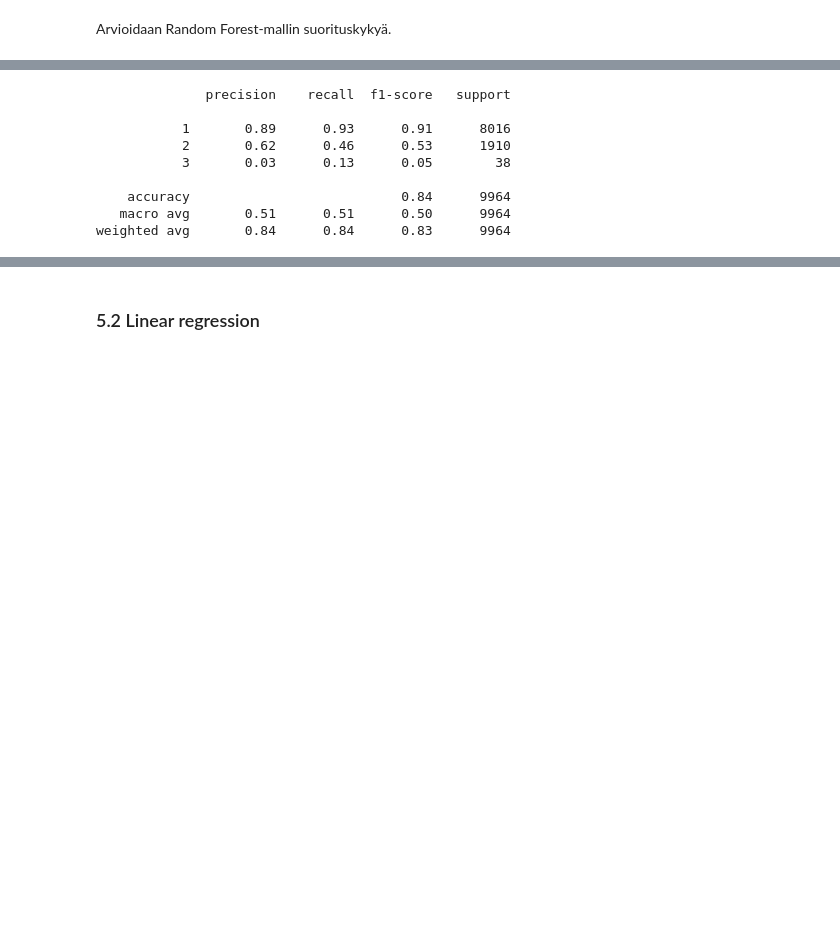
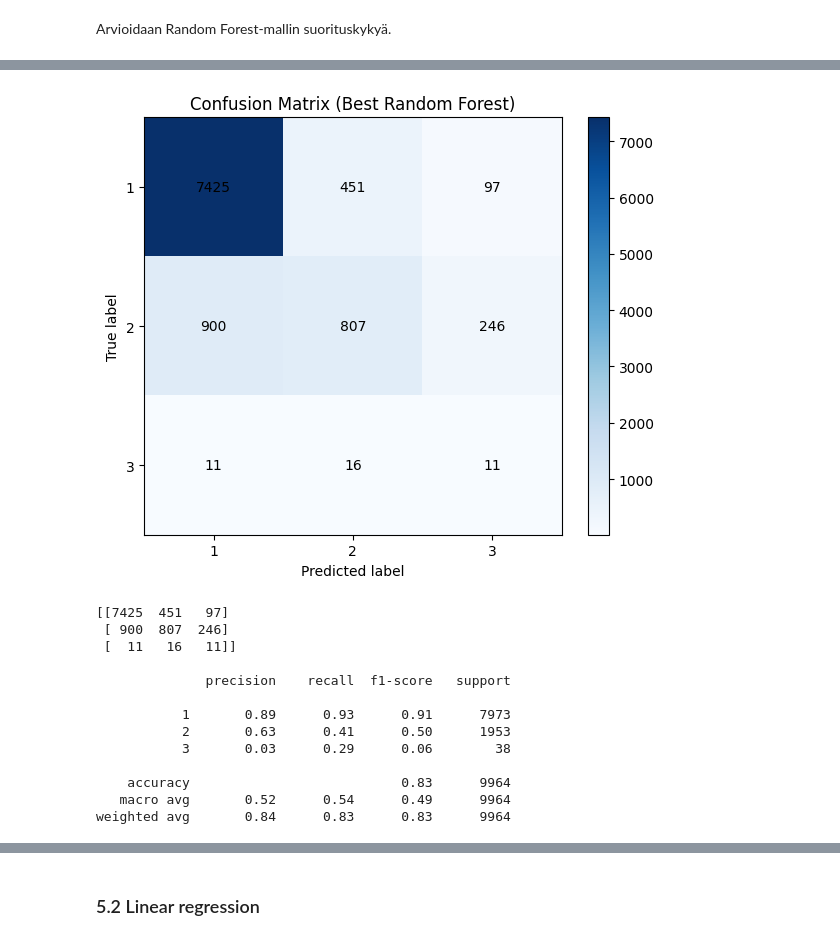
Before and after one commit to TonyKarlin/OhTu_ML_Project, a Jupyter notebook: Liikenneonnettomuudet.ipynb, the cells around one changed output, grey strips where cells are left out. Drawn from its saved outputs; the diff is of its cells as text; code cells hidden in the pictures; blank space fills up the shorter version.

```diff
--- a/Liikenneonnettomuudet.ipynb
+++ b/Liikenneonnettomuudet.ipynb
@@ -225 +244,8 @@ accidents.describe(include='all')
+# %%
+rf_X_train, rf_X_test, rf_y_train, rf_y_test = train_test_split(
+    rf_X,
+    rf_y,
+    test_size=0.2,
+    random_state=123
+)
 # %% [markdown]
@@ -460,13 +429,0 @@ Name: 6, dtype: float64
-# %%
-best_rf = RandomForestClassifier(
-    n_estimators=int(best_model["n_estimators"]),
-    max_depth=int(best_model["max_depth"]),
-    min_samples_leaf=3,
-    max_features="sqrt",
-    class_weight="balanced",
-    random_state=42
-)
-
-best_rf.fit(X_train, y_train)
-
-y_pred_best = best_rf.predict(X_test)
@@ -501,13 +430,45 @@ print(cm)
-# %%
-print(classification_report(y_test, y_pred_best))
-# %% [output]
-              precision    recall  f1-score   support
-
-           1       0.89      0.93      0.91      8016
-           2       0.62      0.46      0.53      1910
-           3       0.03      0.13      0.05        38
-
-    accuracy                           0.84      9964
-   macro avg       0.51      0.51      0.50      9964
-weighted avg       0.84      0.84      0.83      9964
+# %%
+# Ennuste testidatasta
+y_pred = best_rf.predict(rf_X_test)
+
+# Confusion matrix
+rf_cm = confusion_matrix(rf_y_test, y_pred)
+labels = np.unique(np.concatenate([rf_y_test.values, y_pred]))
+
+plt.figure(figsize=(6, 5))
+plt.imshow(rf_cm, interpolation="nearest", cmap="Blues")
+plt.title("Confusion Matrix (Best Random Forest)")
+plt.colorbar()
+
+tick_marks = np.arange(len(labels))
+plt.xticks(tick_marks, labels)
+plt.yticks(tick_marks, labels)
+plt.xlabel("Predicted label")
+plt.ylabel("True label")
+
+for i in range(rf_cm.shape[0]):
+    for j in range(rf_cm.shape[1]):
+        plt.text(j, i, rf_cm[i, j], ha="center", va="center", color="black")
+
+plt.tight_layout()
+plt.show()
+
+print(rf_cm, "\n")
+# Classification report
+print(classification_report(rf_y_test, y_pred))
+# %% [output]
+[figure, added]
+[[7425  451   97]
+ [ 900  807  246]
+ [  11   16   11]]
+
+              precision    recall  f1-score   support
+
+           1       0.89      0.93      0.91      7973
+           2       0.63      0.41      0.50      1953
+           3       0.03      0.29      0.06        38
+
+    accuracy                           0.83      9964
+   macro avg       0.52      0.54      0.49      9964
+weighted avg       0.84      0.83      0.83      9964
 # %% [markdown]
```
Also changed, not shown: parts of 27 cells of this notebook.
